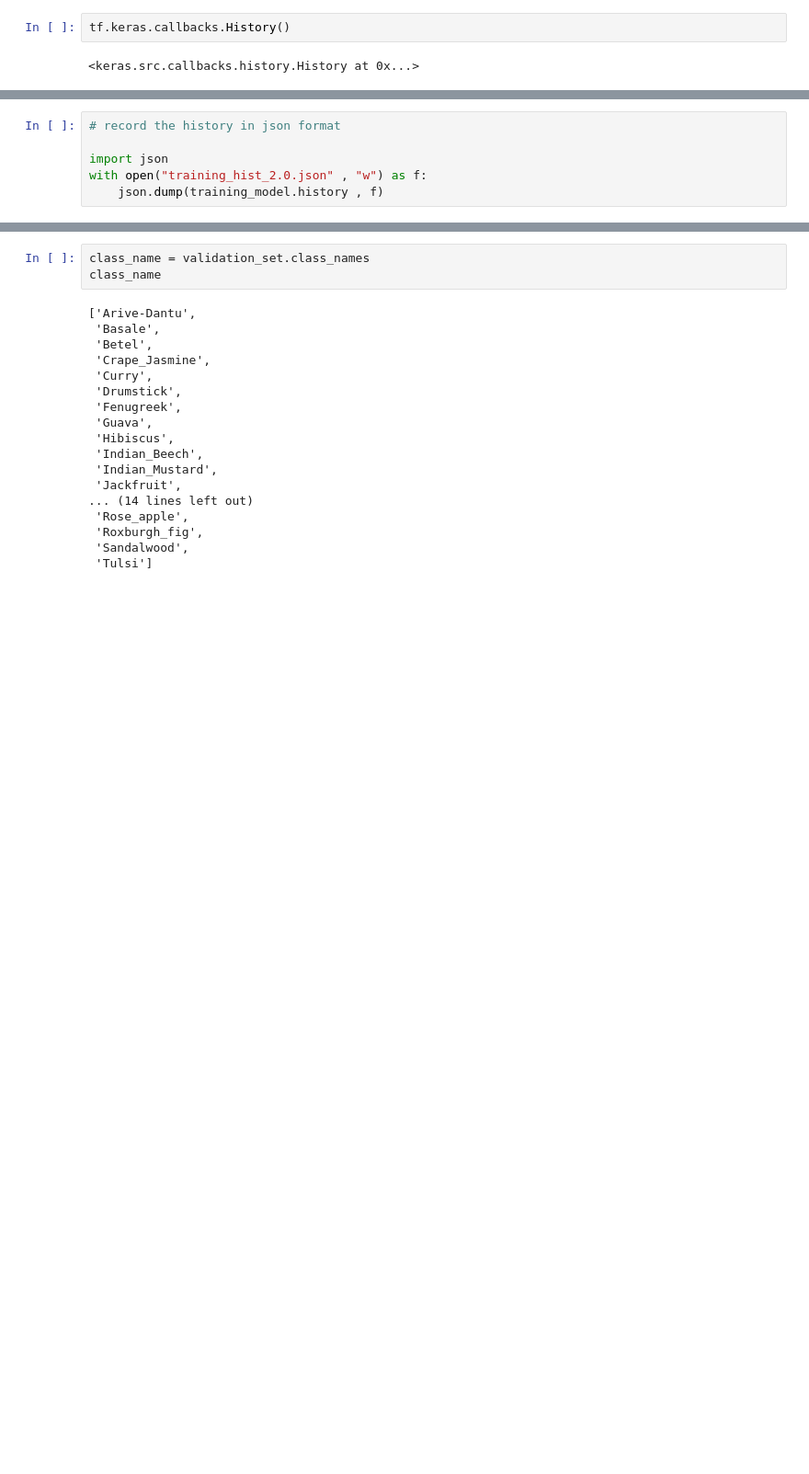
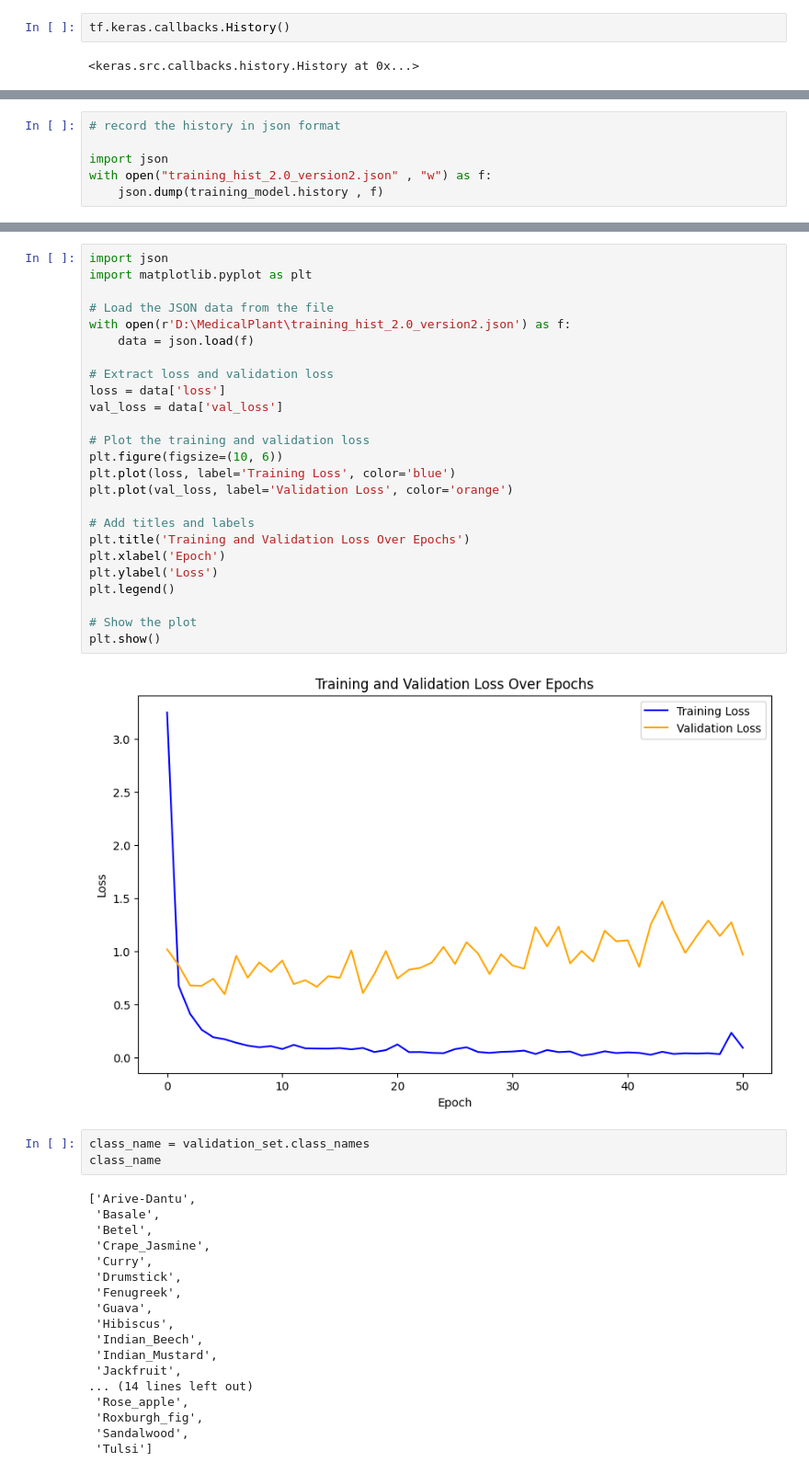
Before and after one commit to SadabAli/Indian_Medical_Leaves_Detection, a Jupyter notebook: new.ipynb, the cells around one changed output, grey strips where cells are left out. Shown at 92% size. Drawn from its saved outputs; the diff is of its cells as text; blank space fills up the shorter version.

```diff
--- a/new.ipynb
+++ b/new.ipynb
@@ -236,7 +236,7 @@ training_model.history
 # record the history in json format
 
 import json
-with open("training_hist_2.0.json" , "w") as f:
+with open("training_hist_2.0_version2.json" , "w") as f:
     json.dump(training_model.history , f)
 # %%
 # viz
@@ -255,3 +271,30 @@ plt.show()
+# %%
+import json
+import matplotlib.pyplot as plt
+
+# Load the JSON data from the file
+with open(r'D:\MedicalPlant\training_hist_2.0_version2.json') as f:
+    data = json.load(f)
+
+# Extract loss and validation loss
+loss = data['loss']
+val_loss = data['val_loss']
+
+# Plot the training and validation loss
+plt.figure(figsize=(10, 6))
+plt.plot(loss, label='Training Loss', color='blue')
+plt.plot(val_loss, label='Validation Loss', color='orange')
+
+# Add titles and labels
+plt.title('Training and Validation Loss Over Epochs')
+plt.xlabel('Epoch')
+plt.ylabel('Loss')
+plt.legend()
+
+# Show the plot
+plt.show()
+# %% [output]
+[figure, added]
 # %%
 class_name = validation_set.class_names
 class_name
```
Also changed, not shown: parts of 35 cells of this notebook, 1 other file.
